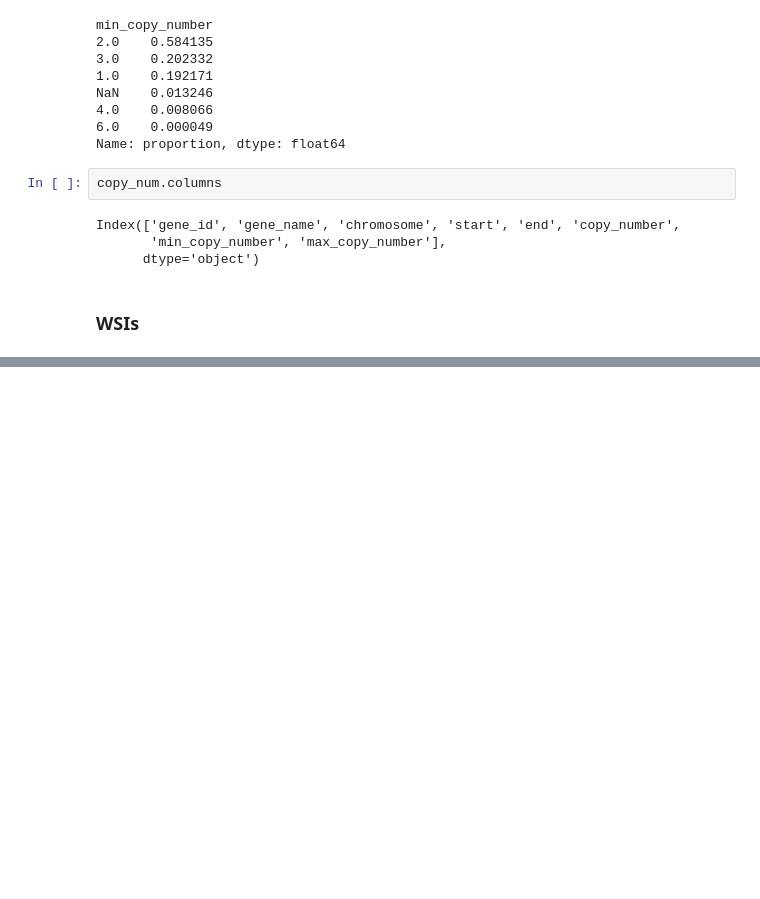
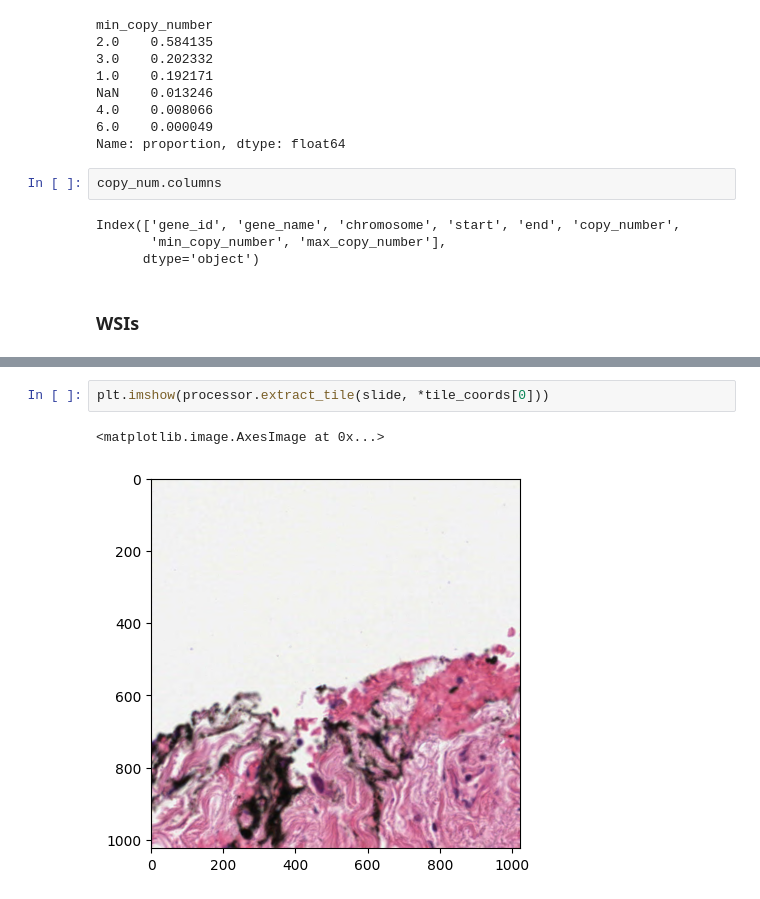
Before and after one commit to adobles96/tcga-survival, a Jupyter notebook: scrap.ipynb, the cells around one changed output, grey strips where cells are left out. Drawn from its saved outputs; the diff is of its cells as text; blank space fills up the shorter version.

```diff
--- a/scrap.ipynb
+++ b/scrap.ipynb
@@ -527,0 +559,5 @@ get_case_metadata(cohort.loc[0, 'id'])
+# %%
+plt.imshow(processor.extract_tile(slide, *tile_coords[0]))
+# %% [output]
+<matplotlib.image.AxesImage at 0x...>
+[figure, added]
```
Also changed, not shown: parts of 12 cells of this notebook.
